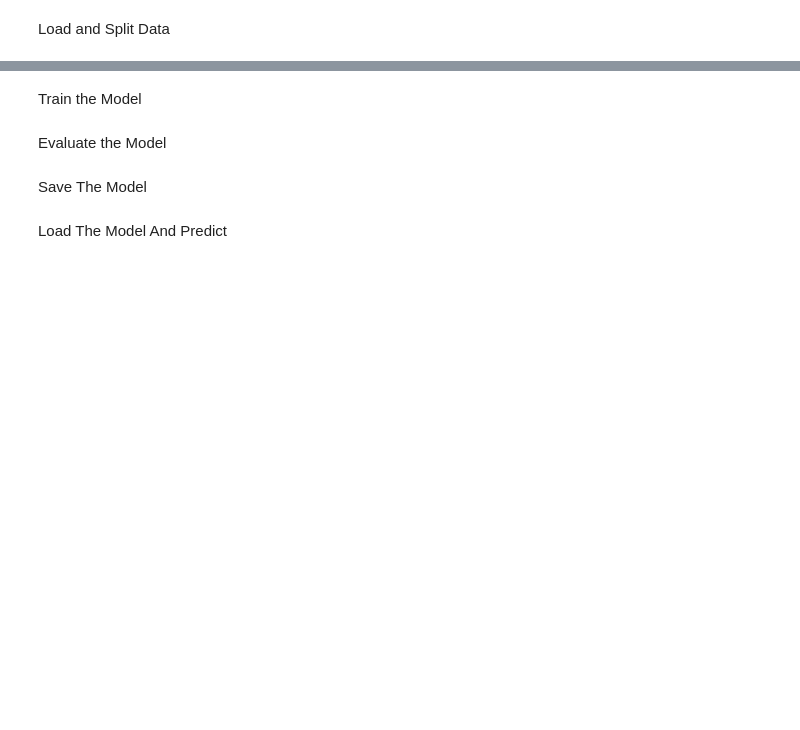
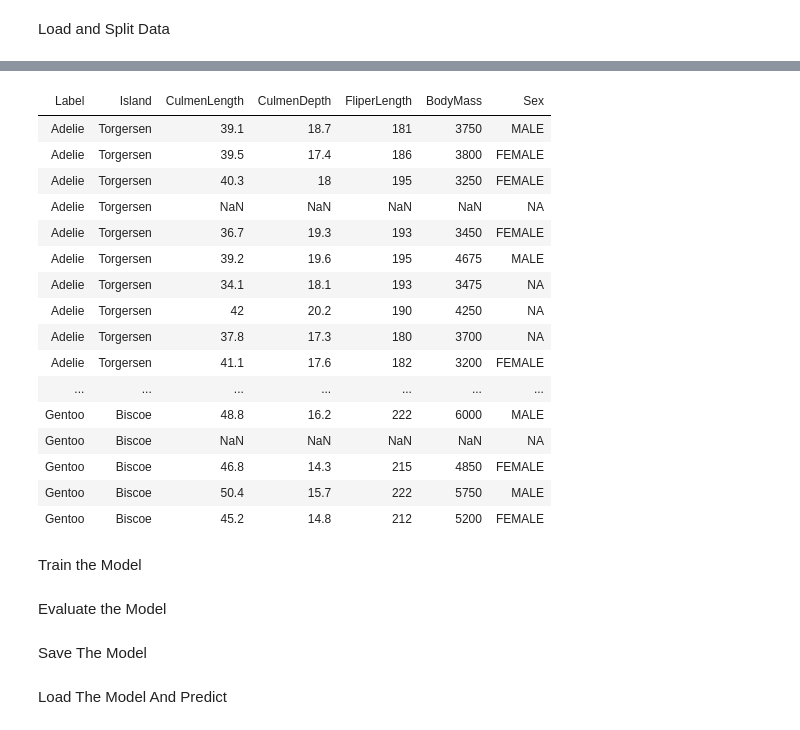
Before and after one commit to marb61a/ML.net-Projects, a Jupyter notebook: NBMulticlassClassification/NBMulticlass.ipynb, the cells around one changed output, grey strips where cells are left out. Drawn from its saved outputs; the diff is of its cells as text; code cells hidden in the pictures; blank space fills up the shorter version.

```diff
--- a/NBMulticlassClassification/NBMulticlass.ipynb
+++ b/NBMulticlassClassification/NBMulticlass.ipynb
@@ -66,2 +86,22 @@ Load and Split Data
+# %%
+dataSplit.TrainSet.ToTabularDataResource()
+# %% [output]
+| Label | Island | CulmenLength | CulmenDepth | FliperLength | BodyMass | Sex |
+| Adelie | Torgersen | 39.1 | 18.7 | 181 | 3750 | MALE |
+| Adelie | Torgersen | 39.5 | 17.4 | 186 | 3800 | FEMALE |
+| Adelie | Torgersen | 40.3 | 18 | 195 | 3250 | FEMALE |
+| Adelie | Torgersen | NaN | NaN | NaN | NaN | NA |
+| Adelie | Torgersen | 36.7 | 19.3 | 193 | 3450 | FEMALE |
+| Adelie | Torgersen | 39.2 | 19.6 | 195 | 4675 | MALE |
+| Adelie | Torgersen | 34.1 | 18.1 | 193 | 3475 | NA |
+| Adelie | Torgersen | 42 | 20.2 | 190 | 4250 | NA |
+| Adelie | Torgersen | 37.8 | 17.3 | 180 | 3700 | NA |
+| Adelie | Torgersen | 41.1 | 17.6 | 182 | 3200 | FEMALE |
+| ... | ... | ... | ... | ... | ... | ... |
+| Gentoo | Biscoe | 48.8 | 16.2 | 222 | 6000 | MALE |
+| Gentoo | Biscoe | NaN | NaN | NaN | NaN | NA |
+| Gentoo | Biscoe | 46.8 | 14.3 | 215 | 4850 | FEMALE |
+| Gentoo | Biscoe | 50.4 | 15.7 | 222 | 5750 | MALE |
+| Gentoo | Biscoe | 45.2 | 14.8 | 212 | 5200 | FEMALE |
 # %% [markdown]
 Train the Model
```
Also changed, not shown: parts of 4 cells of this notebook.
